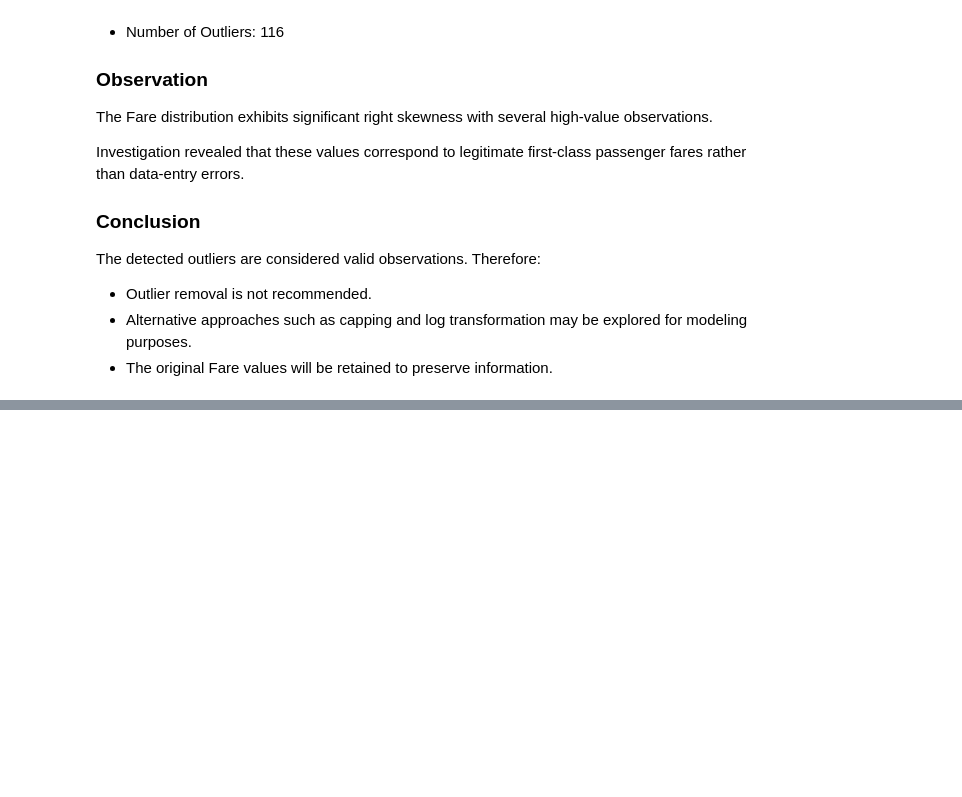
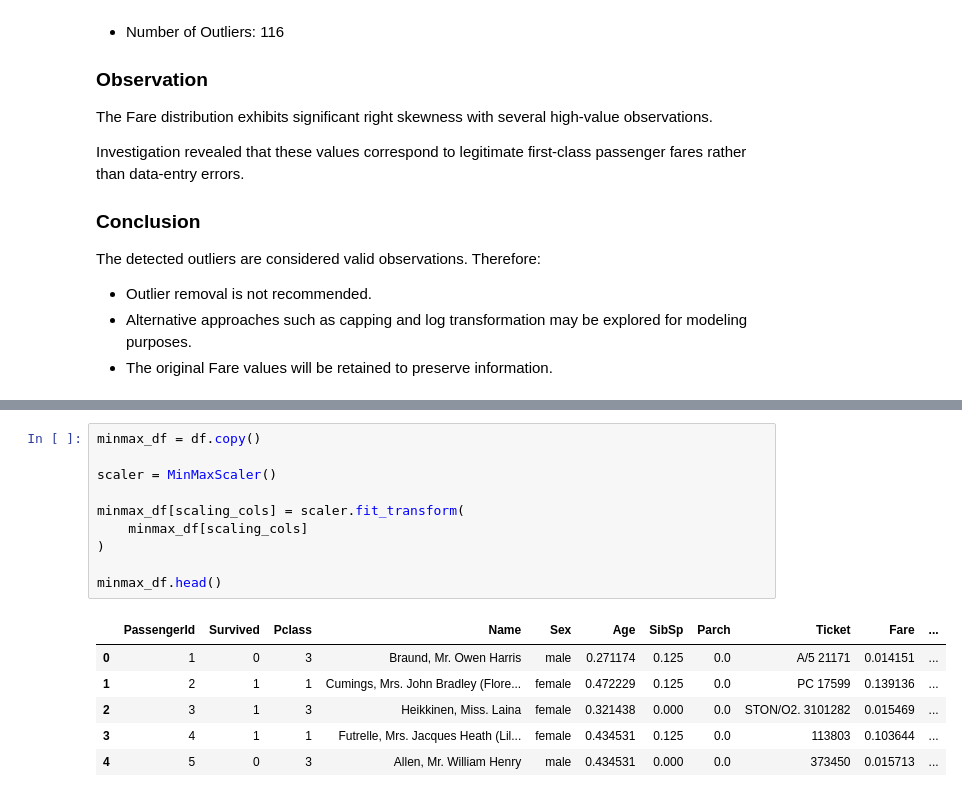
Before and after one commit to AlwinVJ/titanic_preprocessing, a Jupyter notebook: notebook/preprocessing.ipynb, the cells around one changed output, grey strips where cells are left out. Saved outputs shown, nothing was run; the diff lists cells and outputs as text; blank space fills up the shorter version.

```diff
--- a/notebook/preprocessing.ipynb
+++ b/notebook/preprocessing.ipynb
@@ -715,0 +794,17 @@ The detected outliers are considered valid observations. Therefore:
+# %%
+minmax_df = df.copy()
+
+scaler = MinMaxScaler()
+
+minmax_df[scaling_cols] = scaler.fit_transform(
+    minmax_df[scaling_cols]
+)
+
+minmax_df.head()
+# %% [output]
+|  | PassengerId | Survived | Pclass | Name | Sex | Age | SibSp | Parch | Ticket | Fare | ... |
+| 0 | 1 | 0 | 3 | Braund, Mr. Owen Harris | male | 0.271174 | 0.125 | 0.0 | A/5 21171 | 0.014151 | ... |
+| 1 | 2 | 1 | 1 | Cumings, Mrs. John Bradley (Flore... | female | 0.472229 | 0.125 | 0.0 | PC 17599 | 0.139136 | ... |
+| 2 | 3 | 1 | 3 | Heikkinen, Miss. Laina | female | 0.321438 | 0.000 | 0.0 | STON/O2. 3101282 | 0.015469 | ... |
+| 3 | 4 | 1 | 1 | Futrelle, Mrs. Jacques Heath (Lil... | female | 0.434531 | 0.125 | 0.0 | 113803 | 0.103644 | ... |
+| 4 | 5 | 0 | 3 | Allen, Mr. William Henry | male | 0.434531 | 0.000 | 0.0 | 373450 | 0.015713 | ... |
```
Also changed, not shown: parts of 6 cells of this notebook.
